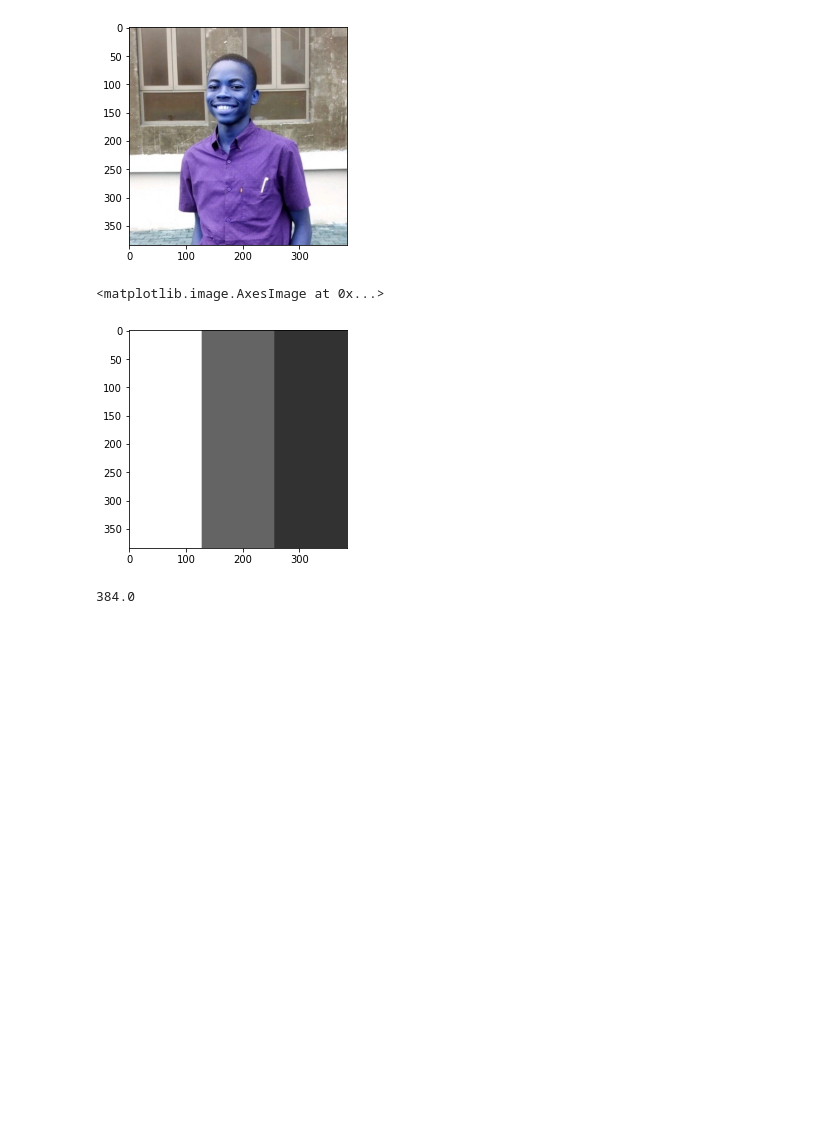
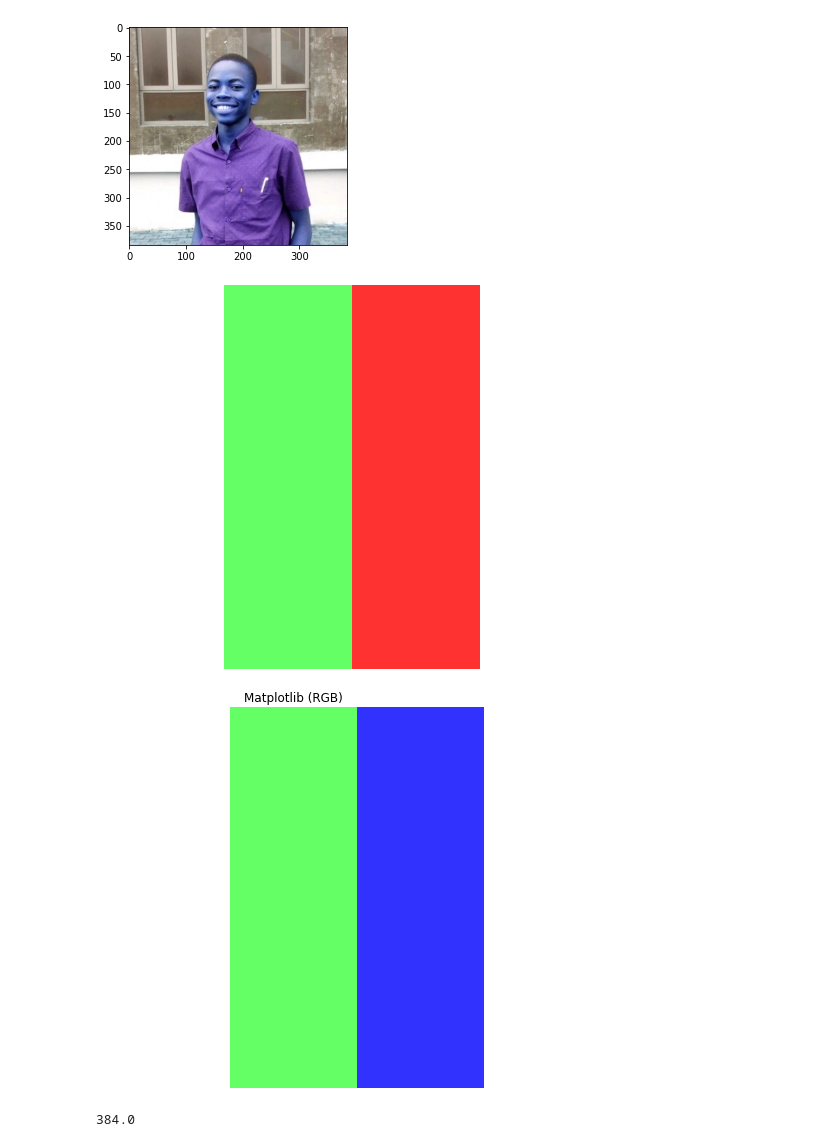
Before and after one commit to anice1/Intro-to-CV, a Jupyter notebook: Learning_Open_CV_(RGB).ipynb, the cells around one changed output. Drawn from its saved outputs; the diff is of its cells as text; code cells hidden in the pictures; blank space fills up the shorter version.

```diff
--- a/Learning_Open_CV_(RGB).ipynb
+++ b/Learning_Open_CV_(RGB).ipynb
@@ -67,13 +67,20 @@ RGB = get_image('/content/drive/MyDrive/me.jpg', mplt=True)
 # %% [output]
 [figure]
 # %%
-RGB[:,0:int(len(RGB)/3)] = 255
-RGB[:, int(len(RGB)/3):int(len(RGB)/3 *2)] = 100
-RGB[:, int(len(RGB)/3 *2):] = 50
+RGB[:,0:int(len(RGB)/3), 0] = 255 #Red Channel
+RGB[:, int(len(RGB)/3):int(len(RGB)/3 *2), 1] = 255 # Green Channel
+RGB[:, int(len(RGB)/3 *2):,2] = 255 # Blue Channel
+
+#CV2 (BGR)
+cv2_imshow(RGB)
+
+plt.figure(figsize=(10, 7))
+plt.title('Matplotlib (RGB)')
 plt.imshow(RGB)
+plt.axis('off');
 # %% [output]
-<matplotlib.image.AxesImage at 0x...>
-[figure, old version]
+[figure, new version]
+[figure, added]
 # %%
 len(RGB)/3 *3
 # %% [output]
```
